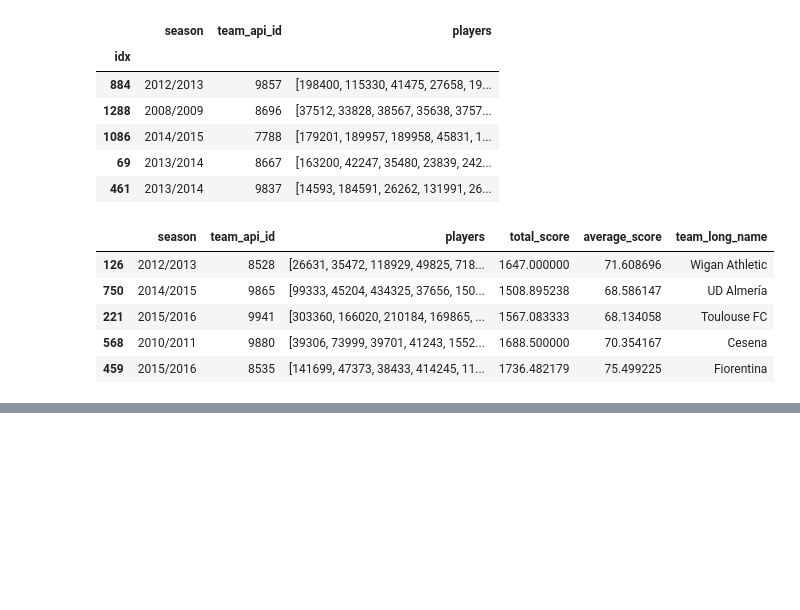
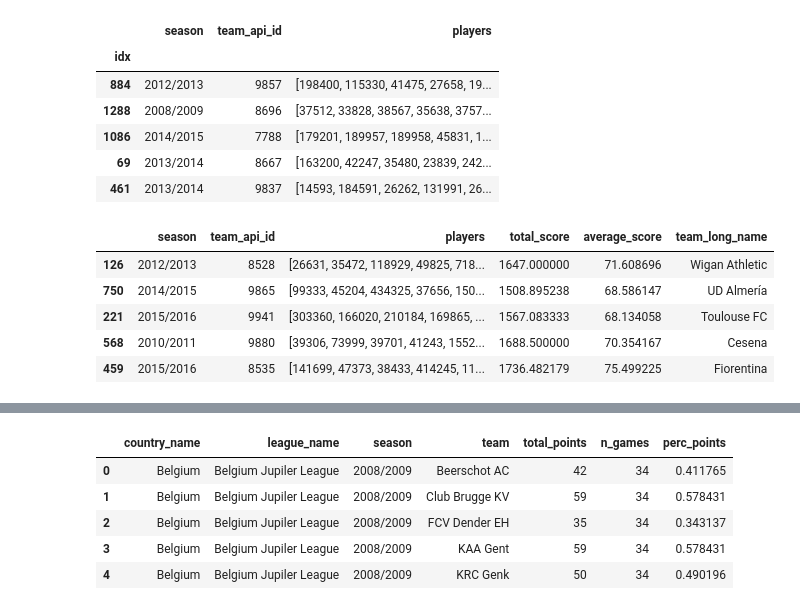
Before and after one commit to aalshabaan/com_480_football, a Jupyter notebook: team_statistics.ipynb, the cells around one changed output, grey strips where cells are left out. Drawn from its saved outputs; the diff is of its cells as text; code cells hidden in the pictures; blank space fills up the shorter version.

```diff
--- a/team_statistics.ipynb
+++ b/team_statistics.ipynb
@@ -245,0 +295,9 @@ final_df.to_csv('final_df.csv')
+# %%
+points_by_season.head()
+# %% [output]
+|  | country_name | league_name | season | team | total_points | n_games | perc_points |
+| 0 | Belgium | Belgium Jupiler League | 2008/2009 | Beerschot AC | 42 | 34 | 0.411765 |
+| 1 | Belgium | Belgium Jupiler League | 2008/2009 | Club Brugge KV | 59 | 34 | 0.578431 |
+| 2 | Belgium | Belgium Jupiler League | 2008/2009 | FCV Dender EH | 35 | 34 | 0.343137 |
+| 3 | Belgium | Belgium Jupiler League | 2008/2009 | KAA Gent | 59 | 34 | 0.578431 |
+| 4 | Belgium | Belgium Jupiler League | 2008/2009 | KRC Genk | 50 | 34 | 0.490196 |
```
Also changed, not shown: parts of 8 cells of this notebook, 1 other file.
